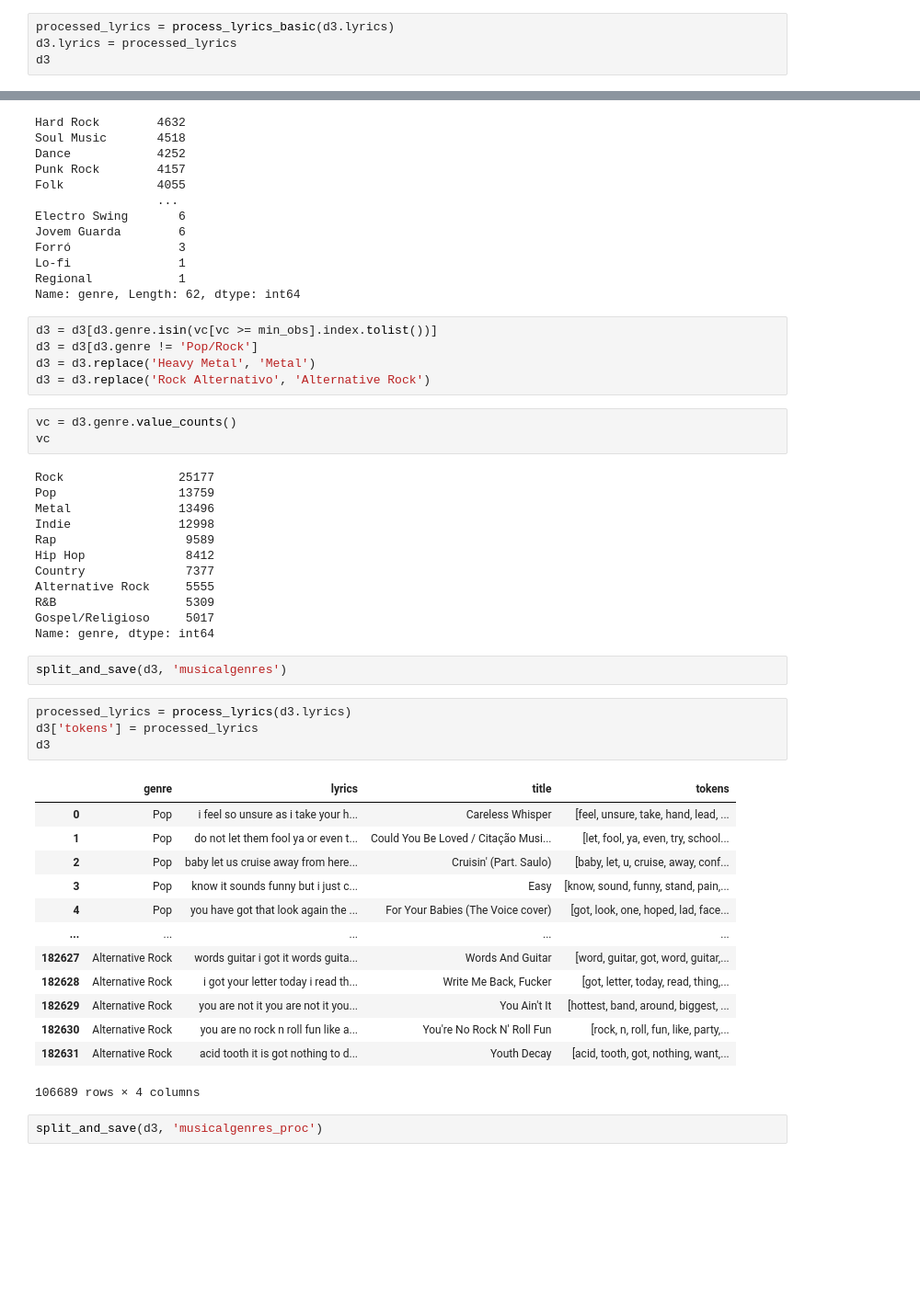
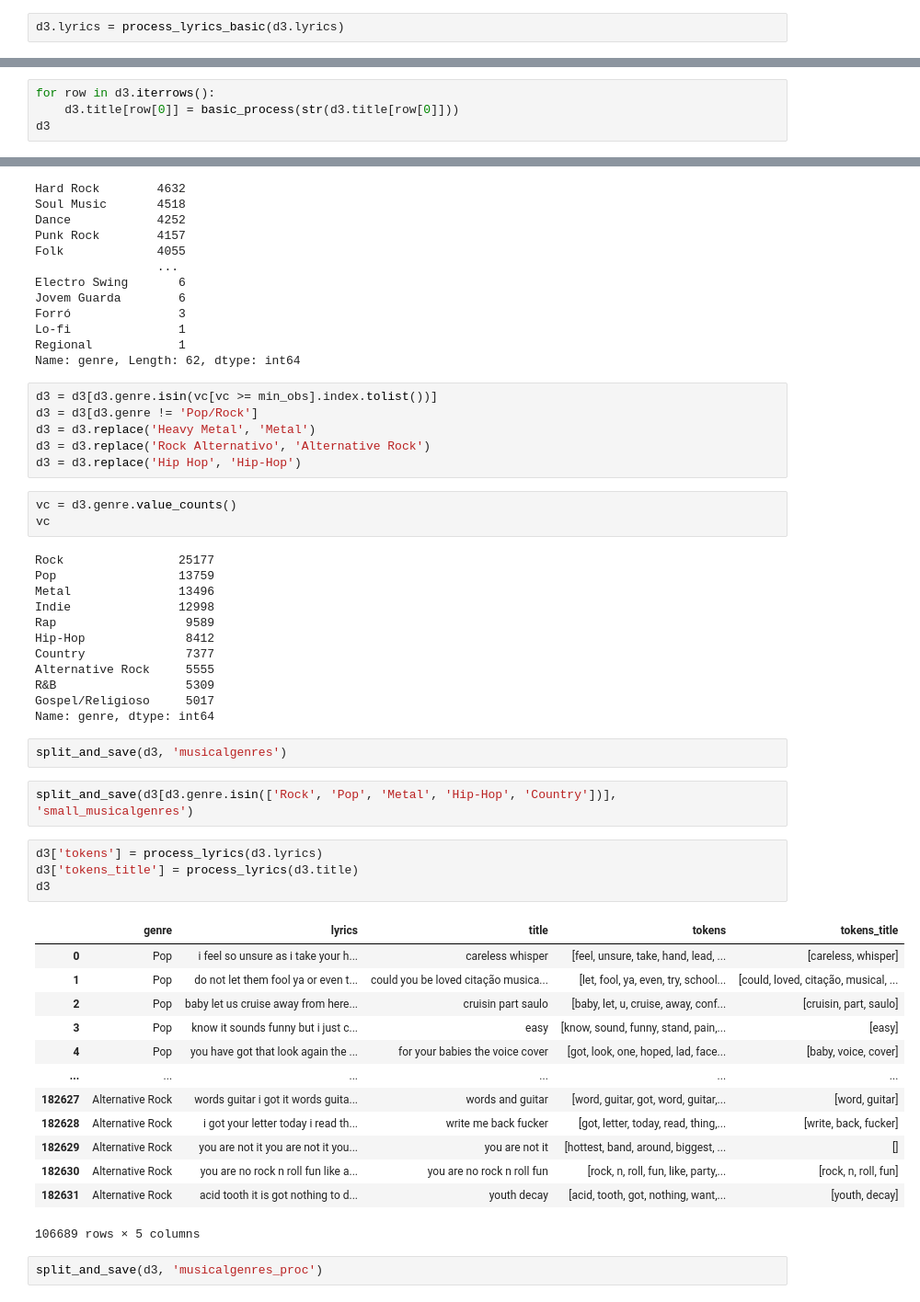
Before and after one commit to grant-TraDA/NLP-2022W, a Jupyter notebook: PROJECTS/Music_genre_classification-bad/project1/code/data_preprocessing.ipynb, the cells around one changed output, grey strips where cells are left out. Shown: that part at 92% size. Saved outputs shown, nothing was run; the diff lists cells and outputs as text; blank space fills up the shorter version.

```diff
--- a/PROJECTS/Music_genre_classification-bad/project1/code/data_preprocessing.ipynb
+++ b/PROJECTS/Music_genre_classification-bad/project1/code/data_preprocessing.ipynb
@@ -288,6 +286,4 @@ d3 = pd.merge(d1, d2, on='Link')
 d3 = d3[['Genres', 'Lyric', 'title']]
 d3 = d3.rename(columns={'Genres': 'genre', 'Lyric': 'lyrics'})
 # %%
-processed_lyrics = process_lyrics_basic(d3.lyrics)
-d3.lyrics = processed_lyrics
-d3
+d3.lyrics = process_lyrics_basic(d3.lyrics)
@@ -307,0 +290,4 @@ d3
+# %%
+for row in d3.iterrows():
+    d3.title[row[0]] = basic_process(str(d3.title[row[0]]))
+d3
@@ -341,6 +341,7 @@ d3 = d3[d3.genre.isin(vc[vc >= min_obs].index.tolist())]
 d3 = d3[d3.genre != 'Pop/Rock']
 d3 = d3.replace('Heavy Metal', 'Metal')
 d3 = d3.replace('Rock Alternativo', 'Alternative Rock')
+d3 = d3.replace('Hip Hop', 'Hip-Hop')
 # %%
 vc = d3.genre.value_counts()
 vc
@@ -350,7 +351,7 @@ Pop                 13759
 Metal               13496
 Indie               12998
 Rap                  9589
-Hip Hop              8412
+Hip-Hop              8412
 Country              7377
 Alternative Rock     5555
 R&B                  5309
@@ -358,23 +359,25 @@ Gospel/Religioso     5017
 Name: genre, dtype: int64
 # %%
 split_and_save(d3, 'musicalgenres')
+# %%
+split_and_save(d3[d3.genre.isin(['Rock', 'Pop', 'Metal', 'Hip-Hop', 'Country'])], 'small_musicalgenres')
 # %%
-processed_lyrics = process_lyrics(d3.lyrics)
-d3['tokens'] = processed_lyrics
+d3['tokens'] = process_lyrics(d3.lyrics)
+d3['tokens_title'] = process_lyrics(d3.title)
 d3
 # %% [output]
-|  | genre | lyrics | title | tokens |
-| 0 | Pop | i feel so unsure as i take your h... | Careless Whisper | [feel, unsure, take, hand, lead, ... |
-| 1 | Pop | do not let them fool ya or even t... | Could You Be Loved / Citação Musi... | [let, fool, ya, even, try, school... |
-| 2 | Pop | baby let us cruise away from here... | Cruisin' (Part. Saulo) | [baby, let, u, cruise, away, conf... |
-| 3 | Pop | know it sounds funny but i just c... | Easy | [know, sound, funny, stand, pain,... |
-| 4 | Pop | you have got that look again the ... | For Your Babies (The Voice cover) | [got, look, one, hoped, lad, face... |
-| ... | ... | ... | ... | ... |
-| 182627 | Alternative Rock | words guitar i got it words guita... | Words And Guitar | [word, guitar, got, word, guitar,... |
-| 182628 | Alternative Rock | i got your letter today i read th... | Write Me Back, Fucker | [got, letter, today, read, thing,... |
-| 182629 | Alternative Rock | you are not it you are not it you... | You Ain't It | [hottest, band, around, biggest, ... |
-| 182630 | Alternative Rock | you are no rock n roll fun like a... | You're No Rock N' Roll Fun | [rock, n, roll, fun, like, party,... |
-| 182631 | Alternative Rock | acid tooth it is got nothing to d... | Youth Decay | [acid, tooth, got, nothing, want,... |
+|  | genre | lyrics | title | tokens | tokens_title |
+| 0 | Pop | i feel so unsure as i take your h... | careless whisper | [feel, unsure, take, hand, lead, ... | [careless, whisper] |
+| 1 | Pop | do not let them fool ya or even t... | could you be loved citação musica... | [let, fool, ya, even, try, school... | [could, loved, citação, musical, ... |
+| 2 | Pop | baby let us cruise away from here... | cruisin part saulo | [baby, let, u, cruise, away, conf... | [cruisin, part, saulo] |
+| 3 | Pop | know it sounds funny but i just c... | easy | [know, sound, funny, stand, pain,... | [easy] |
+| 4 | Pop | you have got that look again the ... | for your babies the voice cover | [got, look, one, hoped, lad, face... | [baby, voice, cover] |
+| ... | ... | ... | ... | ... | ... |
+| 182627 | Alternative Rock | words guitar i got it words guita... | words and guitar | [word, guitar, got, word, guitar,... | [word, guitar] |
+| 182628 | Alternative Rock | i got your letter today i read th... | write me back fucker | [got, letter, today, read, thing,... | [write, back, fucker] |
+| 182629 | Alternative Rock | you are not it you are not it you... | you are not it | [hottest, band, around, biggest, ... | [] |
+| 182630 | Alternative Rock | you are no rock n roll fun like a... | you are no rock n roll fun | [rock, n, roll, fun, like, party,... | [rock, n, roll, fun] |
+| 182631 | Alternative Rock | acid tooth it is got nothing to d... | youth decay | [acid, tooth, got, nothing, want,... | [youth, decay] |
-106689 rows × 4 columns
+106689 rows × 5 columns
 # %%
 split_and_save(d3, 'musicalgenres_proc')
```
Also changed, not shown: parts of 9 cells of this notebook.
